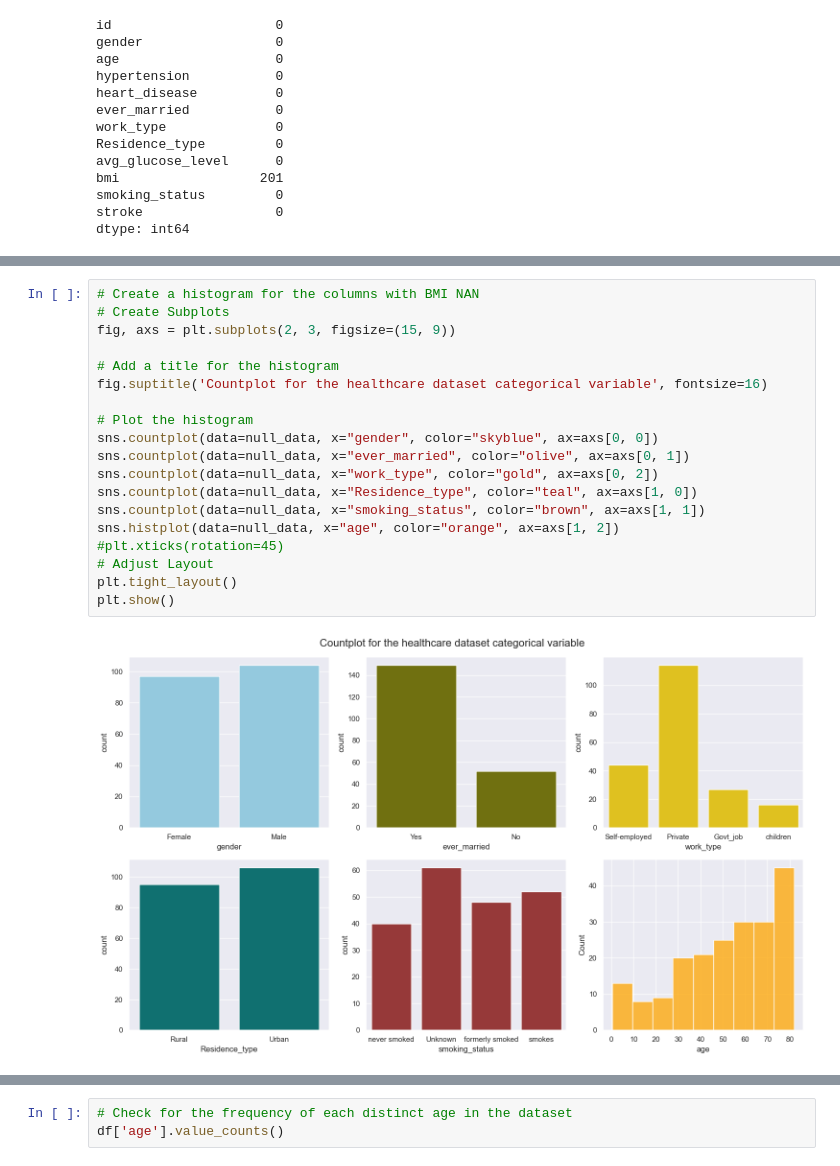
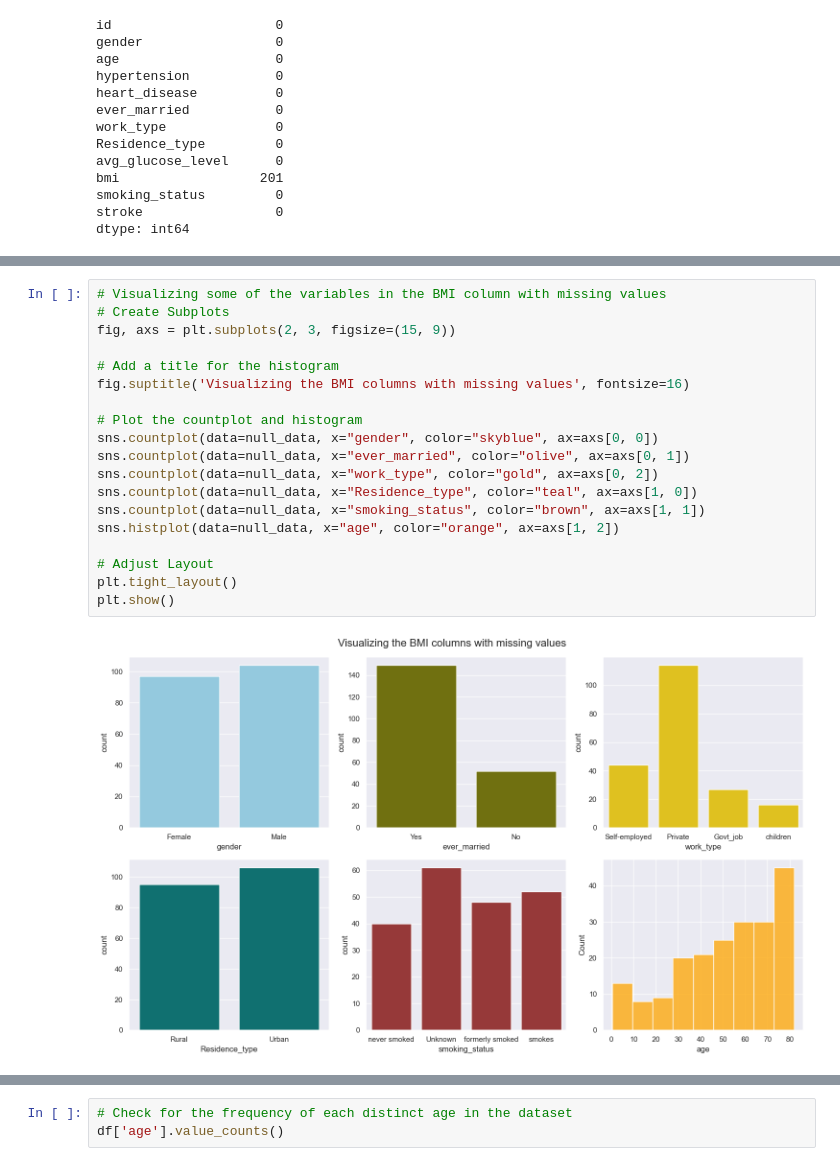
Before and after one commit to Gtalen/PFDA, a Jupyter notebook: pfda_project/stroke_prediction.ipynb, the cells around one changed output, grey strips where cells are left out. Drawn from its saved outputs; the diff is of its cells as text.

```diff
--- a/pfda_project/stroke_prediction.ipynb
+++ b/pfda_project/stroke_prediction.ipynb
@@ -181,21 +142,21 @@ null_data.head(10)
 # %%
-# Create a histogram for the columns with BMI NAN
+# Visualizing some of the variables in the BMI column with missing values
 # Create Subplots
 fig, axs = plt.subplots(2, 3, figsize=(15, 9))
 
 # Add a title for the histogram
-fig.suptitle('Countplot for the healthcare dataset categorical variable', fontsize=16)
+fig.suptitle('Visualizing the BMI columns with missing values', fontsize=16)
 
-# Plot the histogram
+# Plot the countplot and histogram
 sns.countplot(data=null_data, x="gender", color="skyblue", ax=axs[0, 0])
 sns.countplot(data=null_data, x="ever_married", color="olive", ax=axs[0, 1])
 sns.countplot(data=null_data, x="work_type", color="gold", ax=axs[0, 2])
 sns.countplot(data=null_data, x="Residence_type", color="teal", ax=axs[1, 0])
 sns.countplot(data=null_data, x="smoking_status", color="brown", ax=axs[1, 1])
 sns.histplot(data=null_data, x="age", color="orange", ax=axs[1, 2])
-#plt.xticks(rotation=45)
+
 # Adjust Layout
 plt.tight_layout()
 plt.show()
 # %% [output]
-[figure, old version]
+[figure, new version]
```
Also changed, not shown: parts of 38 cells of this notebook, 2 other files.
